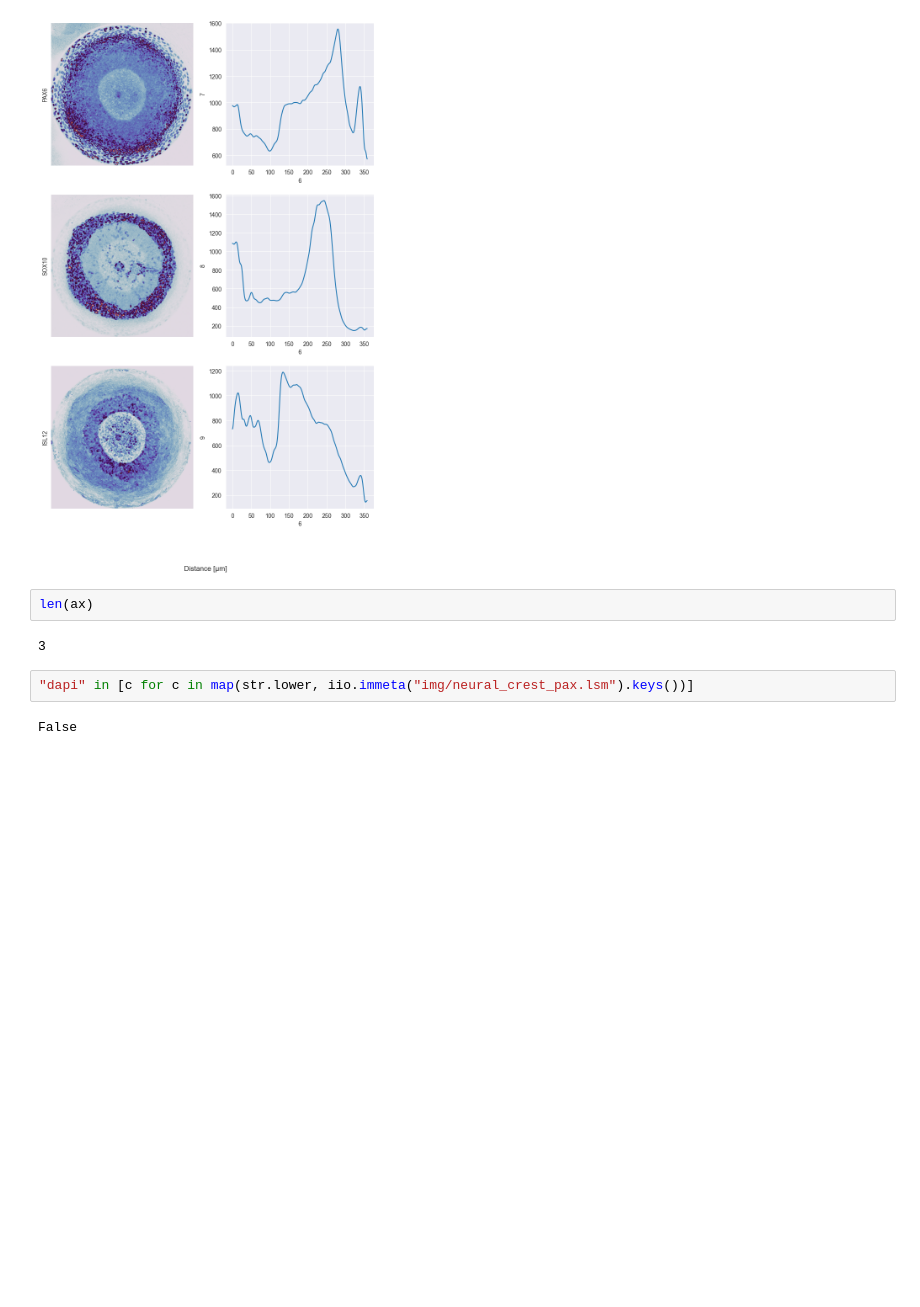
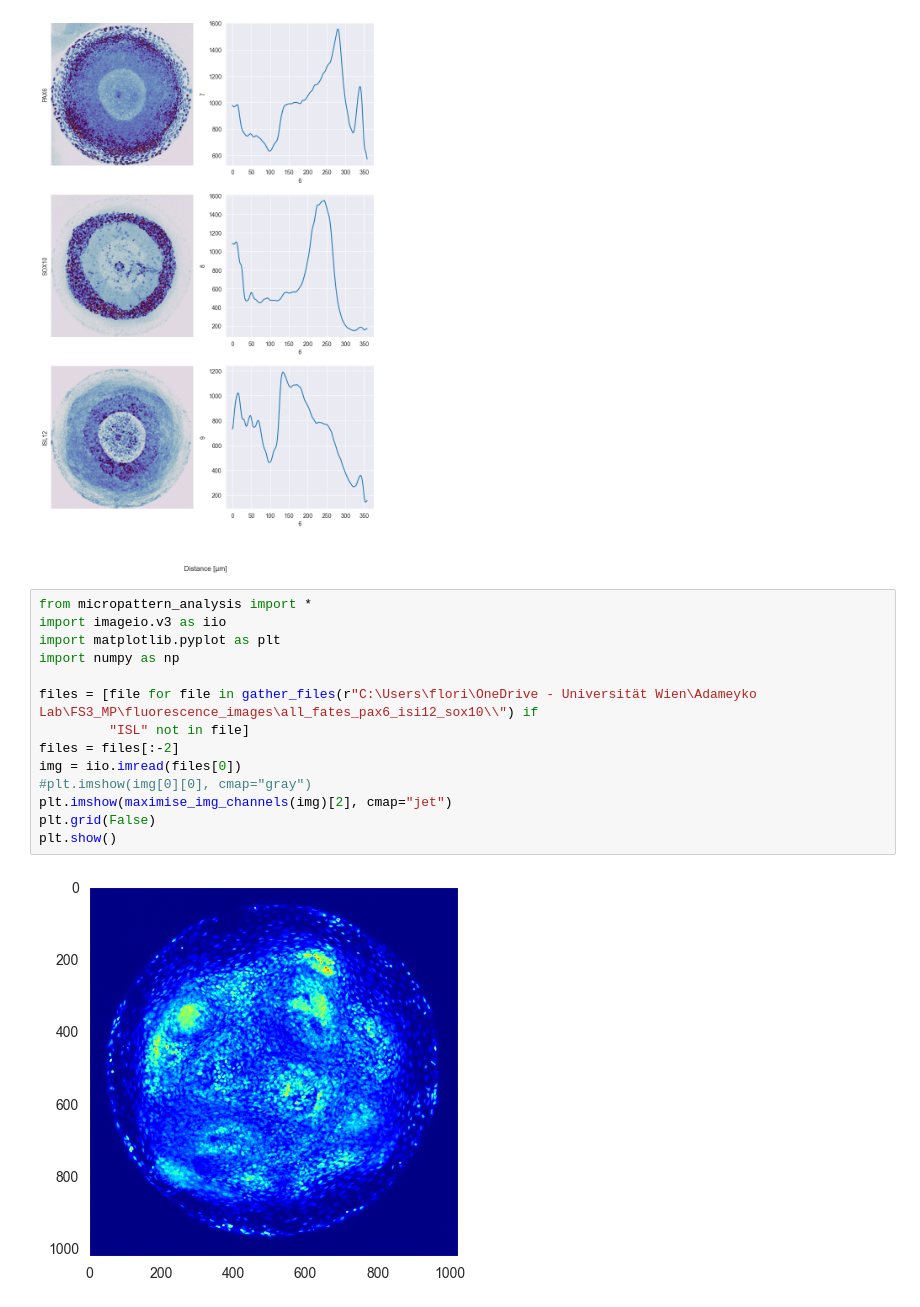
Before and after one commit to flotji-potji/micropattern_analysis, a Jupyter notebook: micropattern_fate_analysis.ipynb, the cells around one changed output. Saved outputs shown, nothing was run; the diff lists cells and outputs as text; blank space fills up the shorter version.

```diff
--- a/img_analysis.ipynb
+++ b/micropattern_fate_analysis.ipynb
@@ -114,11 +117,19 @@ fig.supxlabel("Distance [µm]")
 plt.show()
 # %% [output]
 [figure]
-# %%
-len(ax)
-# %% [output]
-3
-# %%
-"dapi" in [c for c in map(str.lower, iio.immeta("img/neural_crest_pax.lsm").keys())]
-# %% [output]
-False
+# %%
+from micropattern_analysis import *
+import imageio.v3 as iio
+import matplotlib.pyplot as plt
+import numpy as np
+
+files = [file for file in gather_files(r"C:\Users\flori\OneDrive - Universität Wien\Adameyko Lab\FS3_MP\fluorescence_images\all_fates_pax6_isi12_sox10\\") if
+         "ISL" not in file]
+files = files[:-2]
+img = iio.imread(files[0])
+#plt.imshow(img[0][0], cmap="gray")
+plt.imshow(maximise_img_channels(img)[2], cmap="jet")
+plt.grid(False)
+plt.show()
+# %% [output]
+[figure, added]
```
Also changed, not shown: parts of 3 cells of this notebook, 2 other files.
